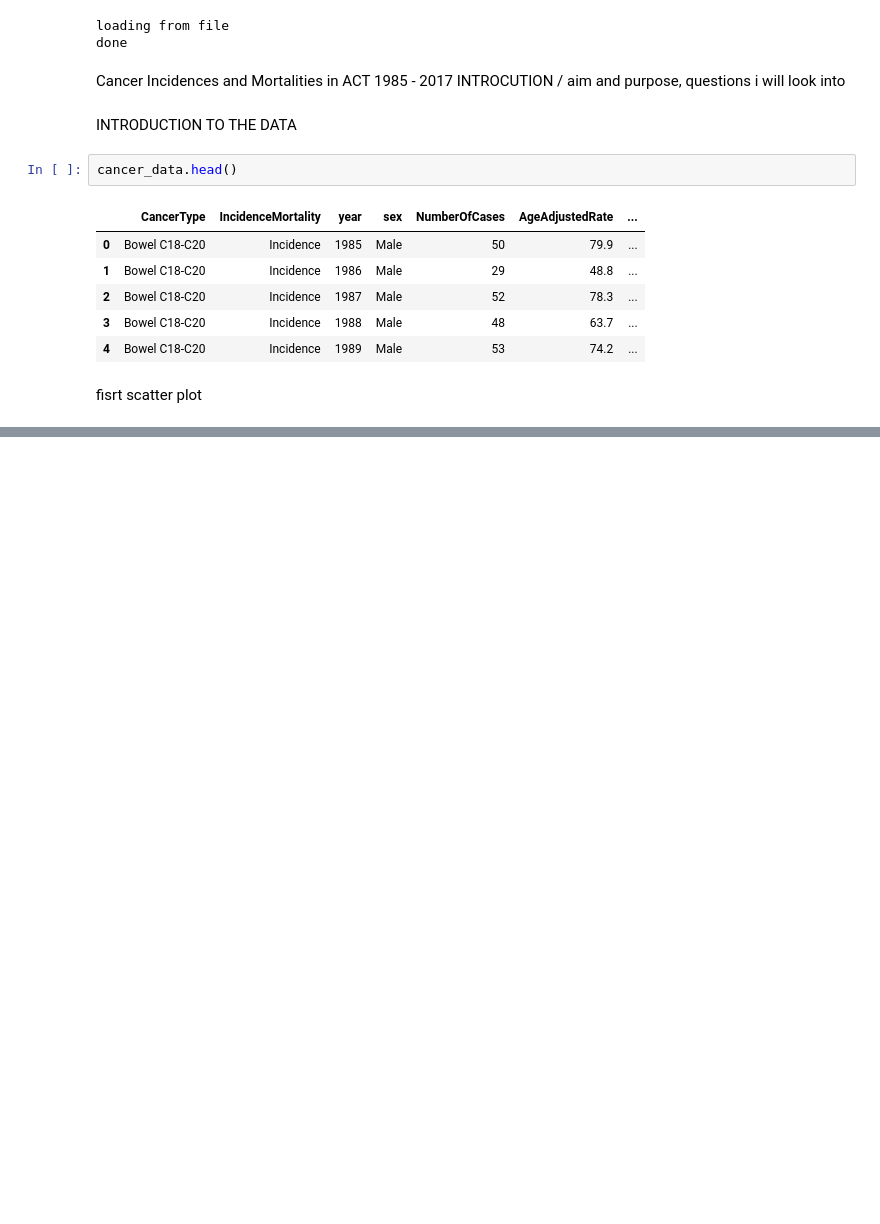
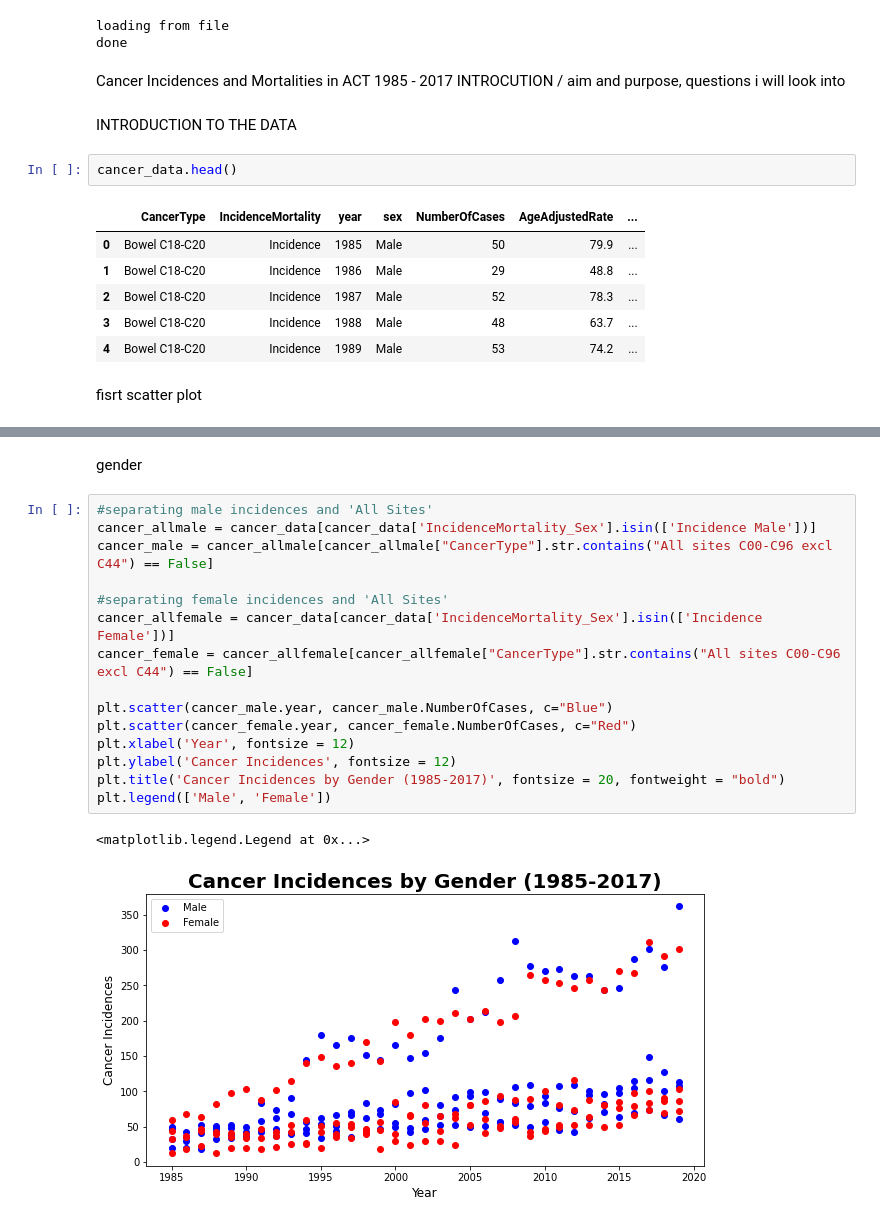
Before and after one commit to RowanSakoulas/data_project, a Jupyter notebook: cancer2.ipynb, the cells around one changed output, grey strips where cells are left out. Saved outputs shown, nothing was run; the diff lists cells and outputs as text; blank space fills up the shorter version.

```diff
--- a/cancer2.ipynb
+++ b/cancer2.ipynb
@@ -72,0 +73,20 @@ plt.legend(['Bowel', 'Lung', 'Melanoma', 'Breast', 'Prostate'])
+# %% [markdown]
+gender
+# %%
+#separating male incidences and 'All Sites'
+cancer_allmale = cancer_data[cancer_data['IncidenceMortality_Sex'].isin(['Incidence Male'])]
+cancer_male = cancer_allmale[cancer_allmale["CancerType"].str.contains("All sites C00-C96 excl C44") == False]
+
+#separating female incidences and 'All Sites'
+cancer_allfemale = cancer_data[cancer_data['IncidenceMortality_Sex'].isin(['Incidence Female'])]
+cancer_female = cancer_allfemale[cancer_allfemale["CancerType"].str.contains("All sites C00-C96 excl C44") == False]
+
+plt.scatter(cancer_male.year, cancer_male.NumberOfCases, c="Blue")
+plt.scatter(cancer_female.year, cancer_female.NumberOfCases, c="Red")
+plt.xlabel('Year', fontsize = 12)
+plt.ylabel('Cancer Incidences', fontsize = 12)
+plt.title('Cancer Incidences by Gender (1985-2017)', fontsize = 20, fontweight = "bold")
+plt.legend(['Male', 'Female'])
+# %% [output]
+<matplotlib.legend.Legend at 0x...>
+[figure, added]
```
Also changed, not shown: parts of 3 cells of this notebook.
